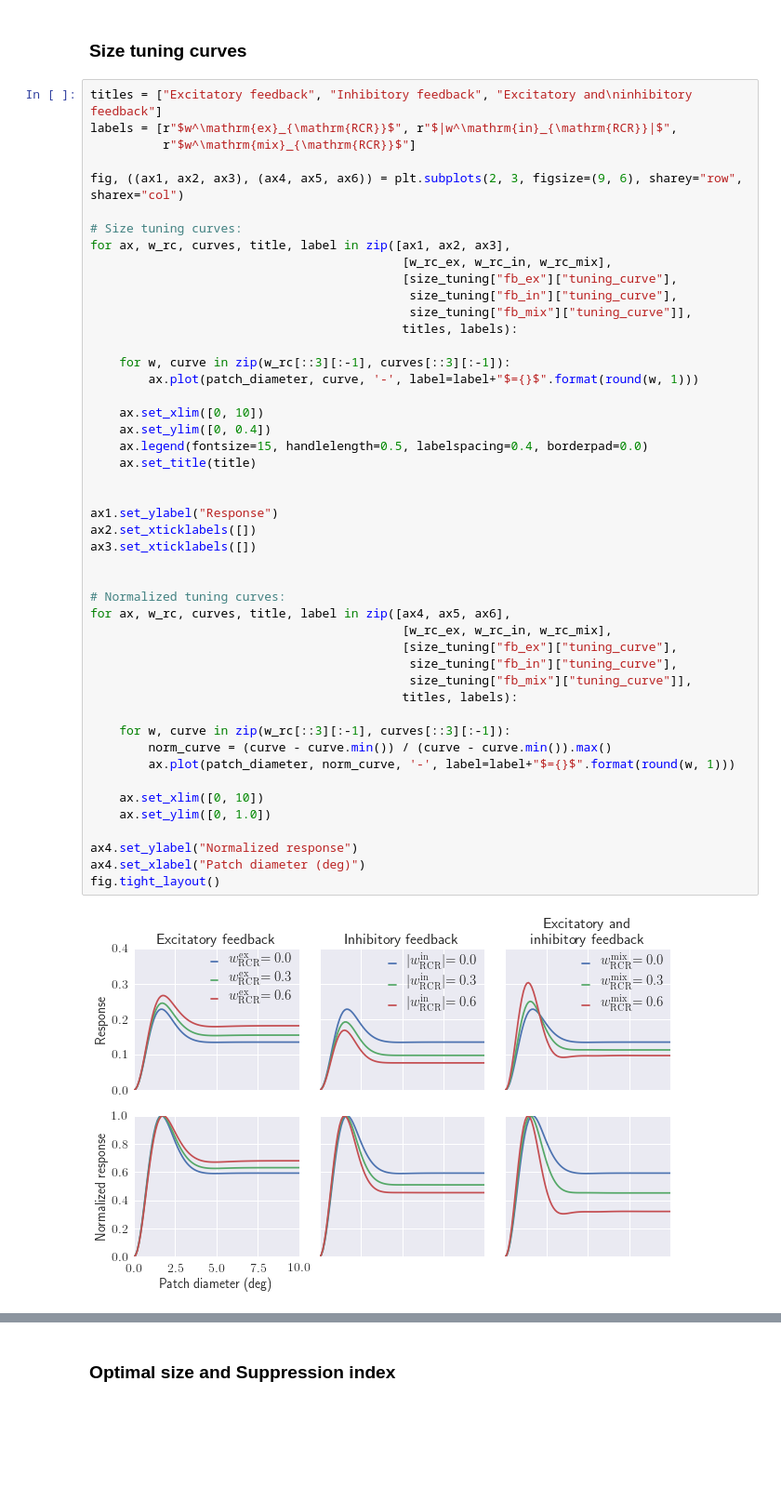
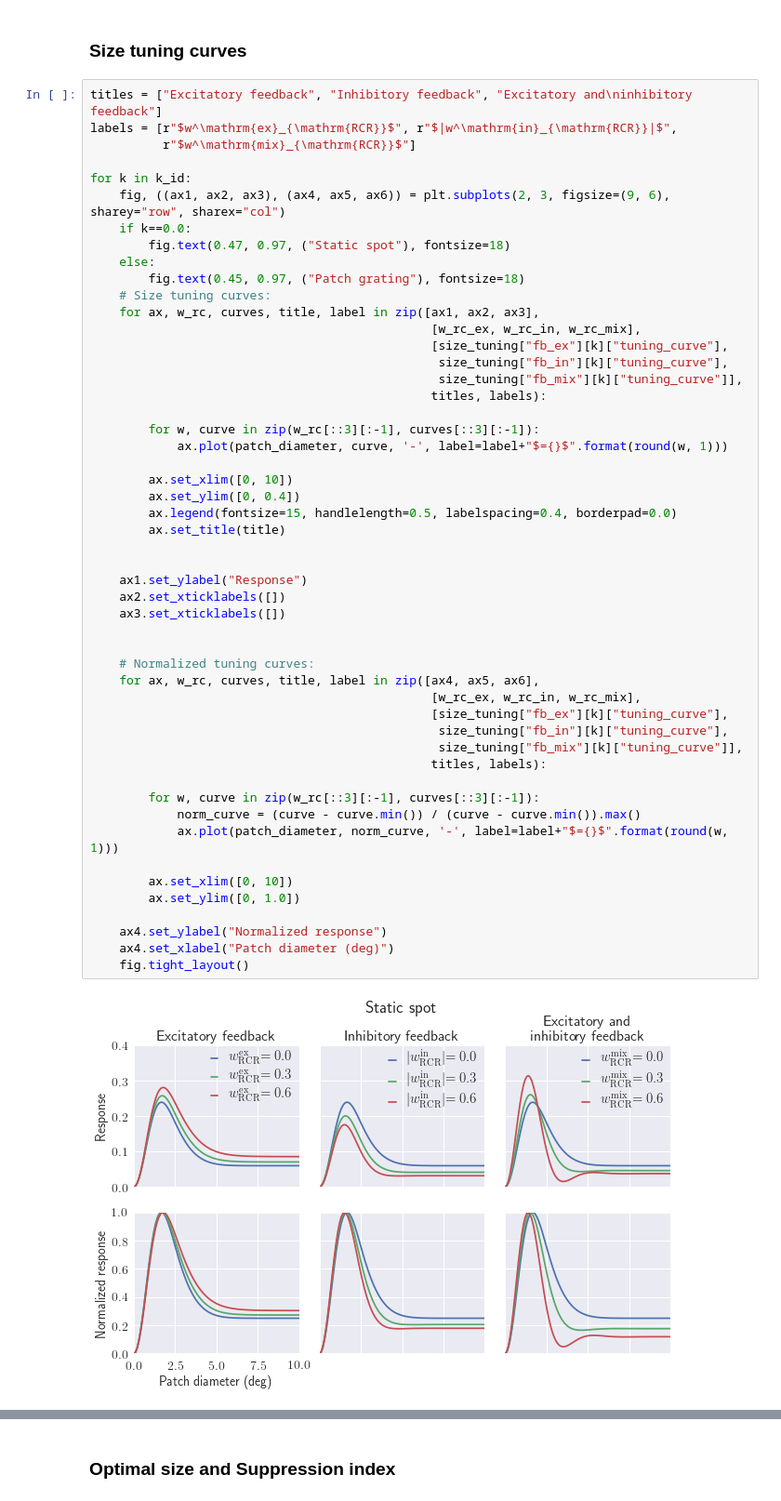
Before and after one commit to miladh/edog-simulations, a Jupyter notebook: size_tuning/size_tuning.ipynb, the cells around one changed output, grey strips where cells are left out. Shown at 93% size. Saved outputs shown, nothing was run; the diff lists cells and outputs as text; blank space fills up the shorter version.

Commit message:
fixes size tuning

```diff
--- a/size_tuning/size_tuning.ipynb
+++ b/size_tuning/size_tuning.ipynb
@@ -121,49 +125,53 @@ size_tuning["fb_mix"] = {"tuning_curve": tuning_curve, "cen_size": cen_size, "su
 # %%
 titles = ["Excitatory feedback", "Inhibitory feedback", "Excitatory and\ninhibitory feedback"]
 labels = [r"$w^\mathrm{ex}_{\mathrm{RCR}}$", r"$|w^\mathrm{in}_{\mathrm{RCR}}|$",
           r"$w^\mathrm{mix}_{\mathrm{RCR}}$"]
 
-fig, ((ax1, ax2, ax3), (ax4, ax5, ax6)) = plt.subplots(2, 3, figsize=(9, 6), sharey="row", sharex="col")
+for k in k_id:
+    fig, ((ax1, ax2, ax3), (ax4, ax5, ax6)) = plt.subplots(2, 3, figsize=(9, 6), sharey="row", sharex="col")
+    if k==0.0:
+        fig.text(0.47, 0.97, ("Static spot"), fontsize=18)
+    else:
+        fig.text(0.45, 0.97, ("Patch grating"), fontsize=18)
+    # Size tuning curves:
+    for ax, w_rc, curves, title, label in zip([ax1, ax2, ax3],
+                                               [w_rc_ex, w_rc_in, w_rc_mix],
+                                               [size_tuning["fb_ex"][k]["tuning_curve"],
+                                                size_tuning["fb_in"][k]["tuning_curve"],
+                                                size_tuning["fb_mix"][k]["tuning_curve"]],
+                                               titles, labels):
 
-# Size tuning curves:
-for ax, w_rc, curves, title, label in zip([ax1, ax2, ax3],
-                                           [w_rc_ex, w_rc_in, w_rc_mix],
-                                           [size_tuning["fb_ex"]["tuning_curve"],
-                                            size_tuning["fb_in"]["tuning_curve"],
-                                            size_tuning["fb_mix"]["tuning_curve"]],
-                                           titles, labels):
+        for w, curve in zip(w_rc[::3][:-1], curves[::3][:-1]):
+            ax.plot(patch_diameter, curve, '-', label=label+"$={}$".format(round(w, 1)))
 
-    for w, curve in zip(w_rc[::3][:-1], curves[::3][:-1]):
-        ax.plot(patch_diameter, curve, '-', label=label+"$={}$".format(round(w, 1)))
-
-    ax.set_xlim([0, 10])
-    ax.set_ylim([0, 0.4])
-    ax.legend(fontsize=15, handlelength=0.5, labelspacing=0.4, borderpad=0.0)
-    ax.set_title(title)
+        ax.set_xlim([0, 10])
+        ax.set_ylim([0, 0.4])
+        ax.legend(fontsize=15, handlelength=0.5, labelspacing=0.4, borderpad=0.0)
+        ax.set_title(title)
 
 
-ax1.set_ylabel("Response")
-ax2.set_xticklabels([])
-ax3.set_xticklabels([])
+    ax1.set_ylabel("Response")
+    ax2.set_xticklabels([])
+    ax3.set_xticklabels([])
 
 
-# Normalized tuning curves:
-for ax, w_rc, curves, title, label in zip([ax4, ax5, ax6],
-                                           [w_rc_ex, w_rc_in, w_rc_mix],
-                                           [size_tuning["fb_ex"]["tuning_curve"],
-                                            size_tuning["fb_in"]["tuning_curve"],
-                                            size_tuning["fb_mix"]["tuning_curve"]],
-                                           titles, labels):
+    # Normalized tuning curves:
+    for ax, w_rc, curves, title, label in zip([ax4, ax5, ax6],
+                                               [w_rc_ex, w_rc_in, w_rc_mix],
+                                               [size_tuning["fb_ex"][k]["tuning_curve"],
+                                                size_tuning["fb_in"][k]["tuning_curve"],
+                                                size_tuning["fb_mix"][k]["tuning_curve"]],
+                                               titles, labels):
 
-    for w, curve in zip(w_rc[::3][:-1], curves[::3][:-1]):
-        norm_curve = (curve - curve.min()) / (curve - curve.min()).max()
-        ax.plot(patch_diameter, norm_curve, '-', label=label+"$={}$".format(round(w, 1)))
+        for w, curve in zip(w_rc[::3][:-1], curves[::3][:-1]):
+            norm_curve = (curve - curve.min()) / (curve - curve.min()).max()
+            ax.plot(patch_diameter, norm_curve, '-', label=label+"$={}$".format(round(w, 1)))
 
-    ax.set_xlim([0, 10])
-    ax.set_ylim([0, 1.0])
+        ax.set_xlim([0, 10])
+        ax.set_ylim([0, 1.0])
 
-ax4.set_ylabel("Normalized response")
-ax4.set_xlabel("Patch diameter (deg)")
-fig.tight_layout()
+    ax4.set_ylabel("Normalized response")
+    ax4.set_xlabel("Patch diameter (deg)")
+    fig.tight_layout()
 # %% [output]
-[figure, old version]
+[figure, new version]
```
Also changed, not shown: parts of 5 cells of this notebook, 1 other file.
